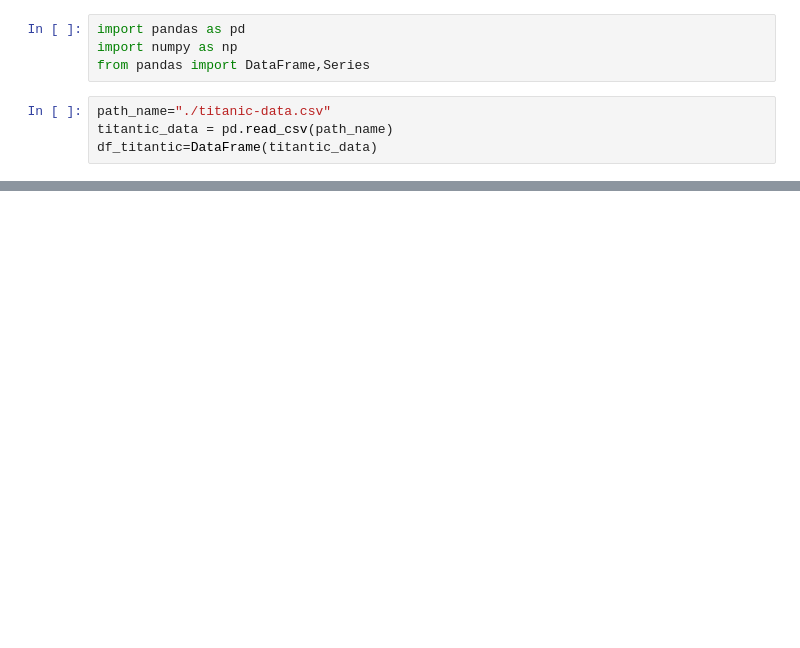
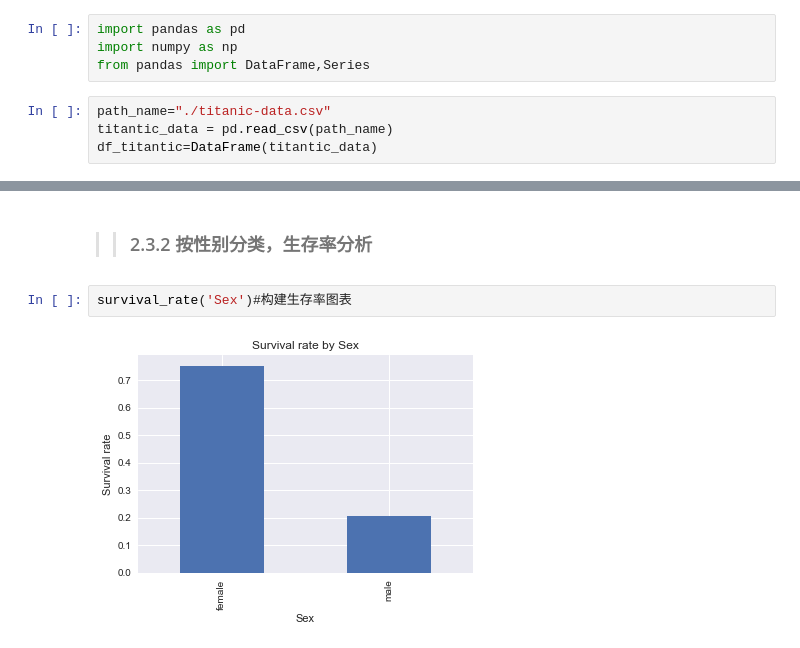
Before and after one commit to RajZhao/DA, a Jupyter notebook: Udacity/初级项目2/P2.ipynb, the cells around one changed output, grey strips where cells are left out. Saved outputs shown, nothing was run; the diff lists cells and outputs as text; blank space fills up the shorter version.

```diff
--- a/Udacity/初级项目2/P2.ipynb
+++ b/Udacity/初级项目2/P2.ipynb
@@ -258,0 +142,6 @@ freq_age(sur_age_p1,'Age','freq of age','freq of age for surrvived')
+# %% [markdown]
+>>### 2.3.2 按性别分类，生存率分析
+# %%
+survival_rate('Sex')#构建生存率图表
+# %% [output]
+[figure, added]
```
Also changed, not shown: parts of 62 cells of this notebook, 3 other files.
